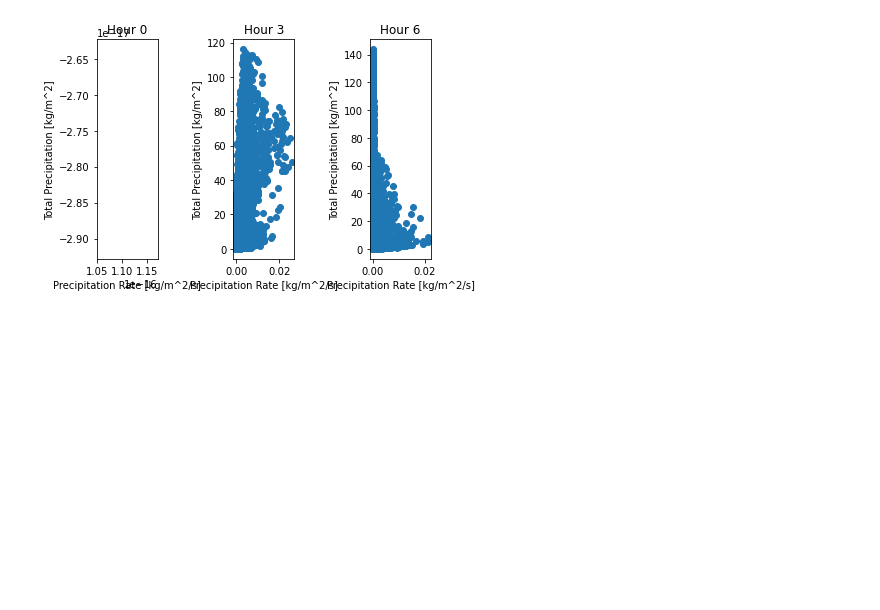
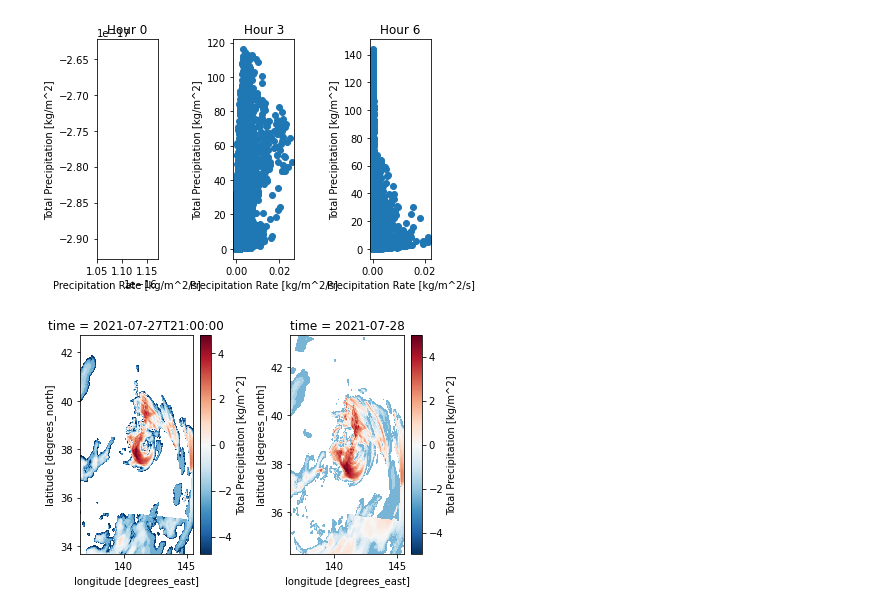
Before and after one commit to pjin1010/ResearchSpring2022, a Jupyter notebook: PythonNotebooks/DataPlots.ipynb, the cells around one changed output. Cells and saved outputs as stored; diff of their text form; code cells hidden in the pictures; blank space fills up the shorter version.

Commit message:
added a few graphs, cleaned tpc file

```diff
--- a/PythonNotebooks/DataPlots.ipynb
+++ b/PythonNotebooks/DataPlots.ipynb
@@ -6,9 +7,9 @@ import matplotlib.pyplot as plt
 # %%
 # read dataset
-data = pd.read_csv('../../../data2/qy2216/HWRF_wind/hwrf.2021072718/nepartak11w/track/NEPARTAK11W.2021072718.stats.tpc')
-ds1 = xr.open_dataset('../../../data2/qy2216/HWRF_wind/hwrf.2021072718/nepartak11w/nc/nepartak11w.2021072718.f000.nc')
-ds2 = xr.open_dataset('../../../data2/qy2216/HWRF_wind/hwrf.2021072718/nepartak11w/nc/nepartak11w.2021072718.f003.nc')
-ds3 = xr.open_dataset('../../../data2/qy2216/HWRF_wind/hwrf.2021072718/nepartak11w/nc/nepartak11w.2021072718.f006.nc')
+data = pd.read_csv('/data2/qy2216/HWRF_wind/hwrf.2021072718/nepartak11w/track/NEPARTAK11W.2021072718.stats.tpc', header=None, delim_whitespace=True, skiprows=11)
+ds1 = xr.open_dataset('/data2/qy2216/HWRF_wind/hwrf.2021072718/nepartak11w/nc/nepartak11w.2021072718.f000.nc')
+ds2 = xr.open_dataset('/data2/qy2216/HWRF_wind/hwrf.2021072718/nepartak11w/nc/nepartak11w.2021072718.f003.nc')
+ds3 = xr.open_dataset('/data2/qy2216/HWRF_wind/hwrf.2021072718/nepartak11w/nc/nepartak11w.2021072718.f006.nc')
 
 data
 ds1
@@ -53,3 +75,10 @@ axes1[2].title.set_text('Hour 6')
 plt.tight_layout()
 # %% [output]
 [figure]
+# %%
+fig, axes2 = plt.subplots(ncols=2)
+np.log(ds2.APCP_surface).plot(ax=axes2[0])
+np.log(ds3.APCP_surface).plot(ax=axes2[1])
+plt.tight_layout()
+# %% [output]
+[figure, added]
```
Also changed, not shown: parts of 2 cells of this notebook.
